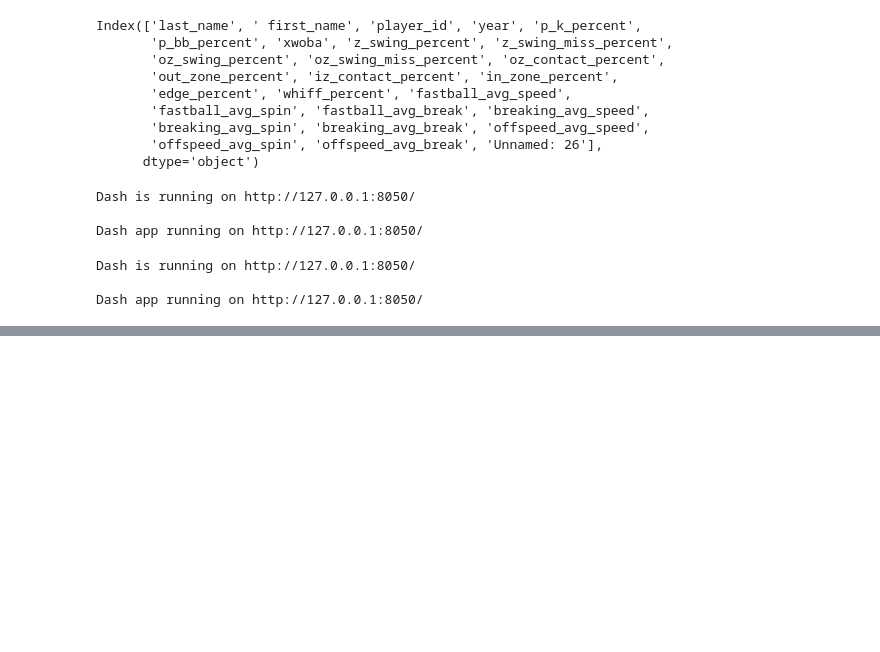
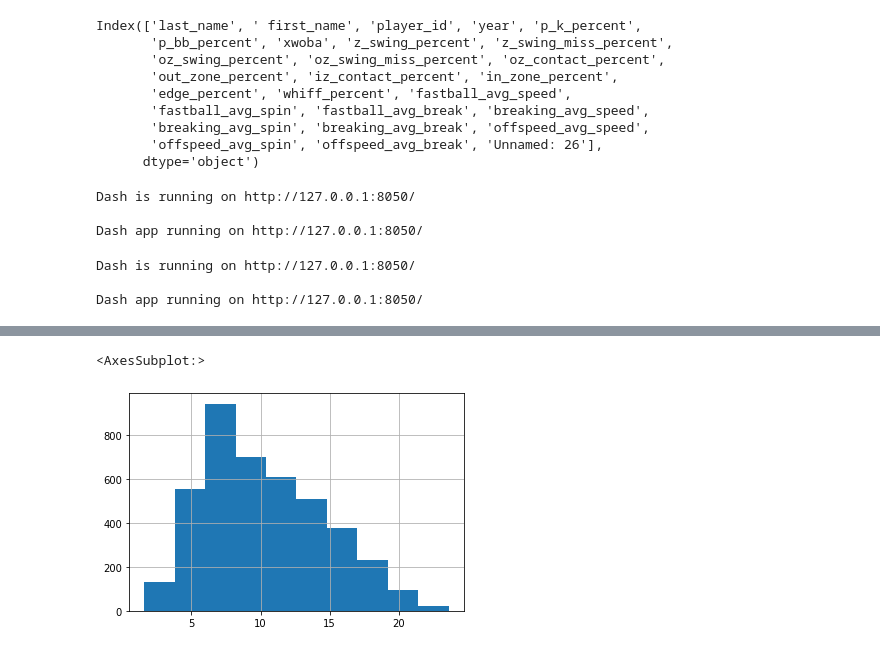
Before and after one commit to jihun0423/plotly-dash, a Jupyter notebook: dash!.ipynb, the cells around one changed output, grey strips where cells are left out. Drawn from its saved outputs; the diff is of its cells as text; code cells hidden in the pictures; blank space fills up the shorter version.

```diff
--- a/dash!.ipynb
+++ b/dash!.ipynb
@@ -206,0 +471,5 @@ Dash app running on http://127.0.0.1:8050/
+# %%
+df['breaking_avg_break'].hist()
+# %% [output]
+<AxesSubplot:>
+[figure, added]
```
Also changed, not shown: parts of 18 cells of this notebook.
